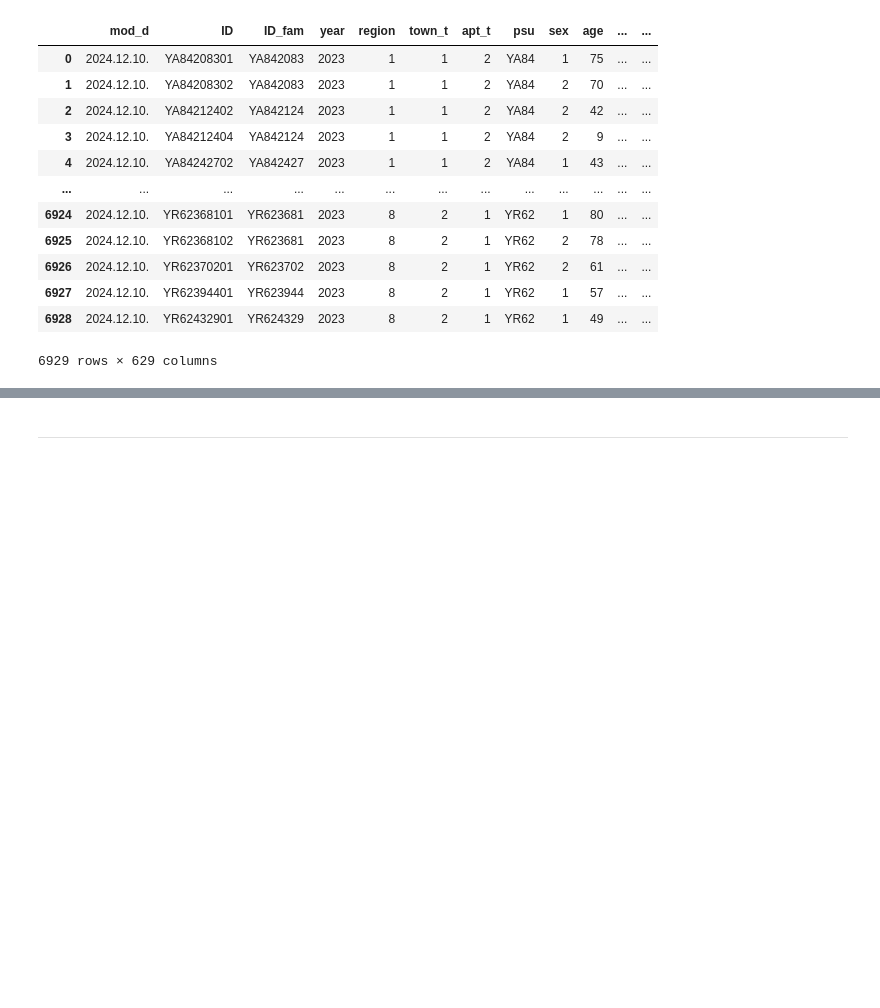
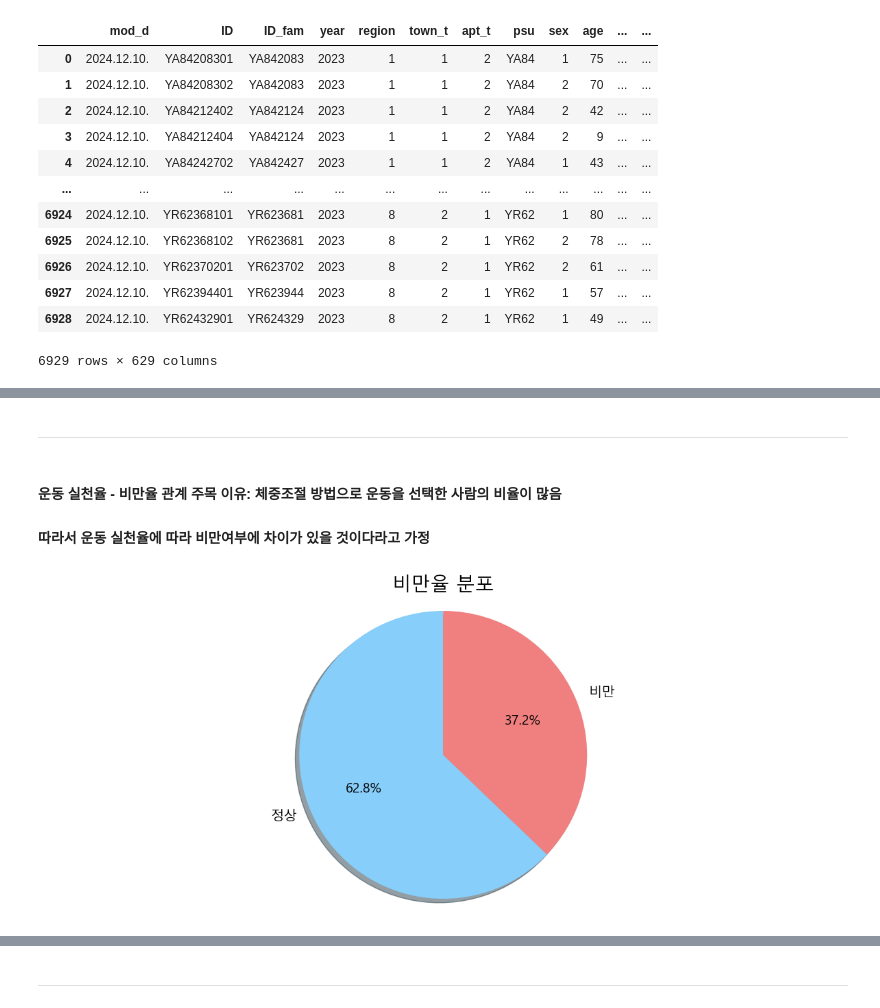
Before and after one commit to rediing/DS101-2-, a Jupyter notebook: Second project.ipynb, the cells around one changed output, grey strips where cells are left out. Drawn from its saved outputs; the diff is of its cells as text; code cells hidden in the pictures; blank space fills up the shorter version.

```diff
--- a/Second project.ipynb
+++ b/Second project.ipynb
@@ -129,0 +161,21 @@ df_selected.to_csv('df.csv', index = False, encoding = 'cp949')
+# %% [markdown]
+---
+# %% [markdown]
+#### 운동 실천율 - 비만율 관계 주목 이유: 체중조절 방법으로 운동을 선택한 사람의 비율이 많음
+#### 따라서 운동 실천율에 따라 비만여부에 차이가 있을 것이다라고 가정
+# %%
+# 1)
+labels = ['정상', '비만']
+sizes = [(df_selected.isObesity == '정상').sum(), (df_selected.isObesity == '비만').sum()]
+colors = ['lightskyblue', 'lightcoral']
+
+plt.figure(figsize = (15, 6))
+
+plt.pie(sizes, labels = labels, colors = colors,
+        autopct = '%1.1f%%', shadow = True, startangle = 90, counterclock = True, textprops={'fontsize': 14})
+
+plt.axis('equal')
+plt.title('비만율 분포', fontsize = 20)
+plt.show()
+# %% [output]
+[figure, added]
```
Also changed, not shown: parts of 64 cells of this notebook, 1 other file.
